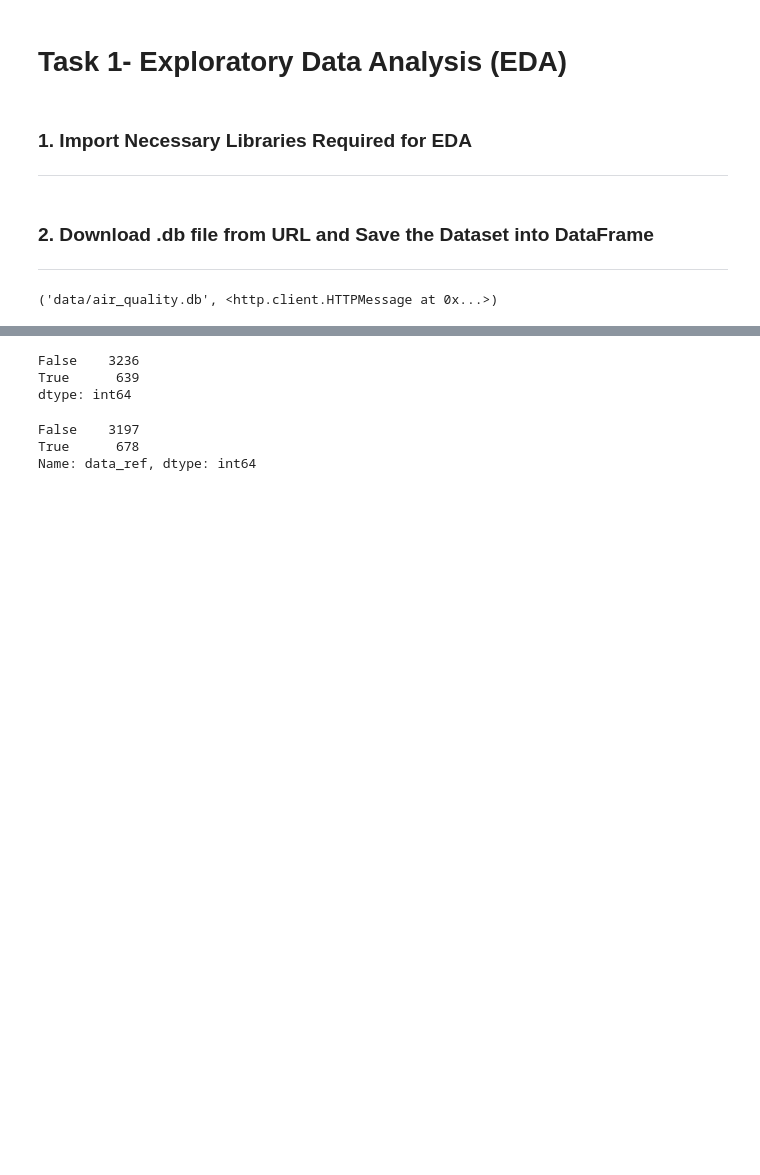
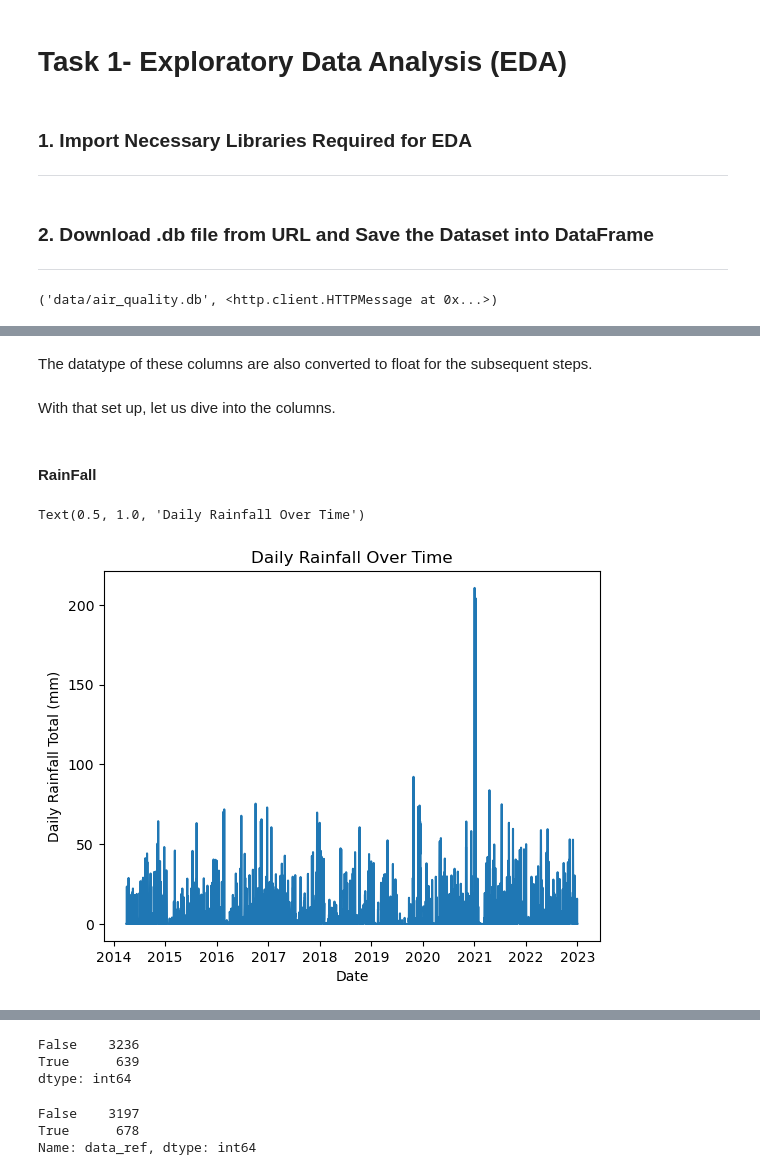
Before and after one commit to yheyyyy/aiap18-Onn-Yun-Hui-595Z, a Jupyter notebook: eda.ipynb, the cells around one changed output, grey strips where cells are left out. Drawn from its saved outputs; the diff is of its cells as text; code cells hidden in the pictures; blank space fills up the shorter version.

```diff
--- a/eda.ipynb
+++ b/eda.ipynb
@@ -148,0 +108,6 @@ air_quality_df
+# %%
+weather_df['date'] = pd.to_datetime(weather_df['date'], dayfirst = True)
+# %%
+weather_df['day'] = pd.to_datetime(weather_df['date'], dayfirst = True).dt.day
+weather_df['month'] = pd.to_datetime(weather_df['date'], dayfirst = True).dt.month
+weather_df['year'] = pd.to_datetime(weather_df['date'], dayfirst = True).dt.year
@@ -148,0 +118,21 @@ air_quality_df
+# %%
+weather_df = weather_df.replace('-', np.nan)
+weather_df = weather_df.replace('--', np.nan)
+# %% [markdown]
+The datatype of these columns are also converted to float for the subsequent steps.
+# %%
+weather_df = weather_df.astype({col: float for col in weather_df.columns[2:11]})
+# %% [markdown]
+With that set up, let us dive into the columns.
+# %% [markdown]
+#### RainFall
+# %%
+sns.lineplot(x='date', y='Daily Rainfall Total (mm)', data=weather_df)
+
+# Add labels and title
+plt.xlabel('Date')
+plt.ylabel('Daily Rainfall Total (mm)')
+plt.title('Daily Rainfall Over Time')
+# %% [output]
+Text(0.5, 1.0, 'Daily Rainfall Over Time')
+[figure, added]
```
Also changed, not shown: parts of 92 cells of this notebook.
